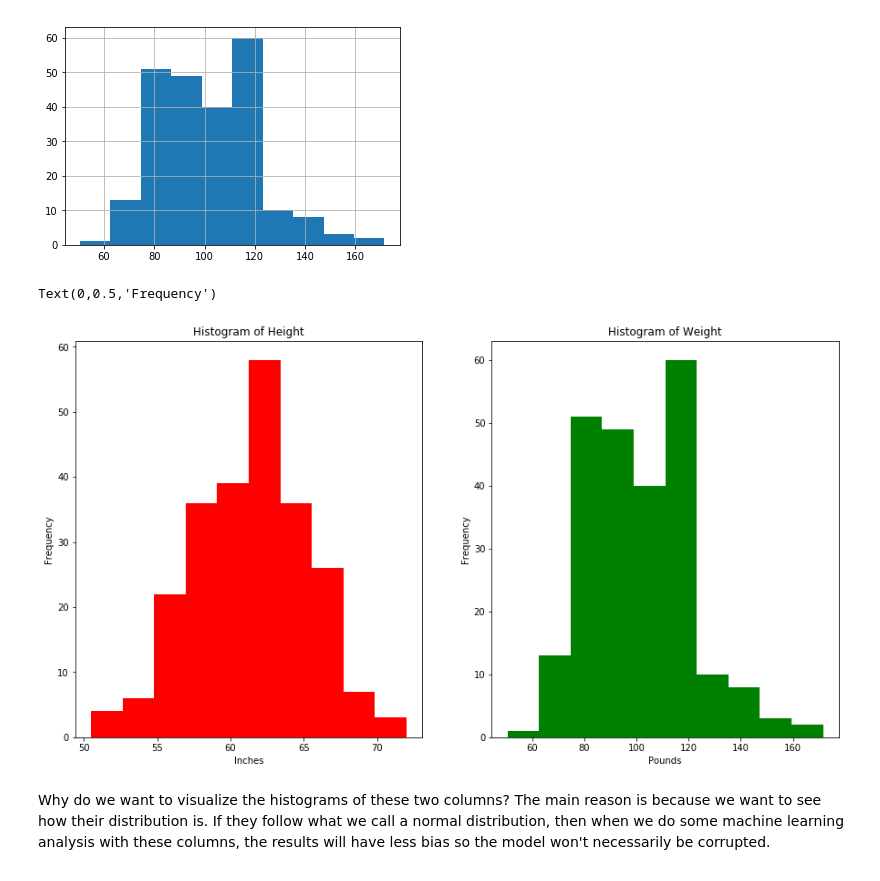
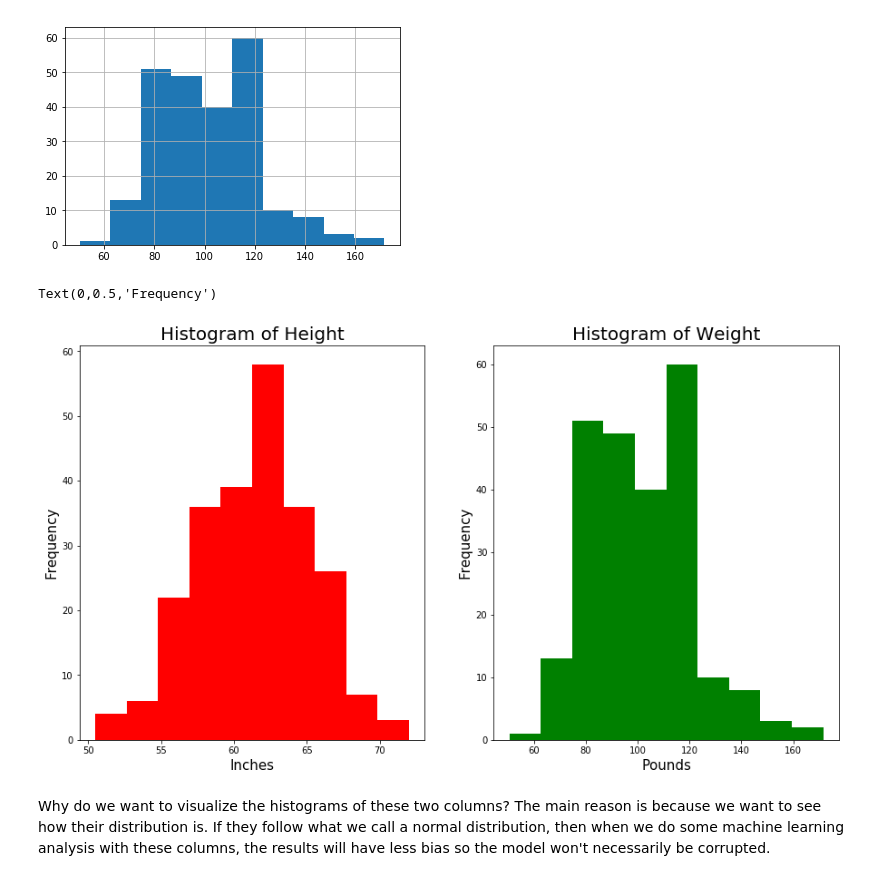
Before and after one commit to TheChanRProject/DevMasters-NewNB, a Jupyter notebook: NewNB-Python-V3.ipynb, the cells around one changed output. Saved outputs shown, nothing was run; the diff lists cells and outputs as text; code cells hidden in the pictures.

```diff
--- a/NewNB-Python-V3.ipynb
+++ b/NewNB-Python-V3.ipynb
@@ -278,20 +278,20 @@ df['WeightLB'].hist()
 # %%
 # Getting the histograms side by side with matplotlib subplots function
 
 fig, ax = plt.subplots(1,2, figsize=(15,8))
 # Height Histogram
 ax[0].hist(df['HeightIn'], color='red')
-ax[0].set_title("Histogram of Height")
-ax[0].set_xlabel("Inches")
-ax[0].set_ylabel("Frequency")
+ax[0].set_title("Histogram of Height", size="20")
+ax[0].set_xlabel("Inches", size="15")
+ax[0].set_ylabel("Frequency", size="15")
 # Weight Histogram
 ax[1].hist(df['WeightLB'], color='green')
-ax[1].set_title("Histogram of Weight")
-ax[1].set_xlabel("Pounds")
-ax[1].set_ylabel("Frequency")
+ax[1].set_title("Histogram of Weight", size="20")
+ax[1].set_xlabel("Pounds", size="15")
+ax[1].set_ylabel("Frequency", size="15")
 # %% [output]
 Text(0,0.5,'Frequency')
-[figure, old version]
+[figure, new version]
 # %% [markdown]
 Why do we want to visualize the histograms of these two columns? The main reason is because we want to see how their distribution is. If they follow what we call a normal distribution, then when we do some machine learning analysis with these columns, the results will have less bias so the model won't necessarily be corrupted.
 # %%
```
Also changed, not shown: parts of 3 cells of this notebook.
